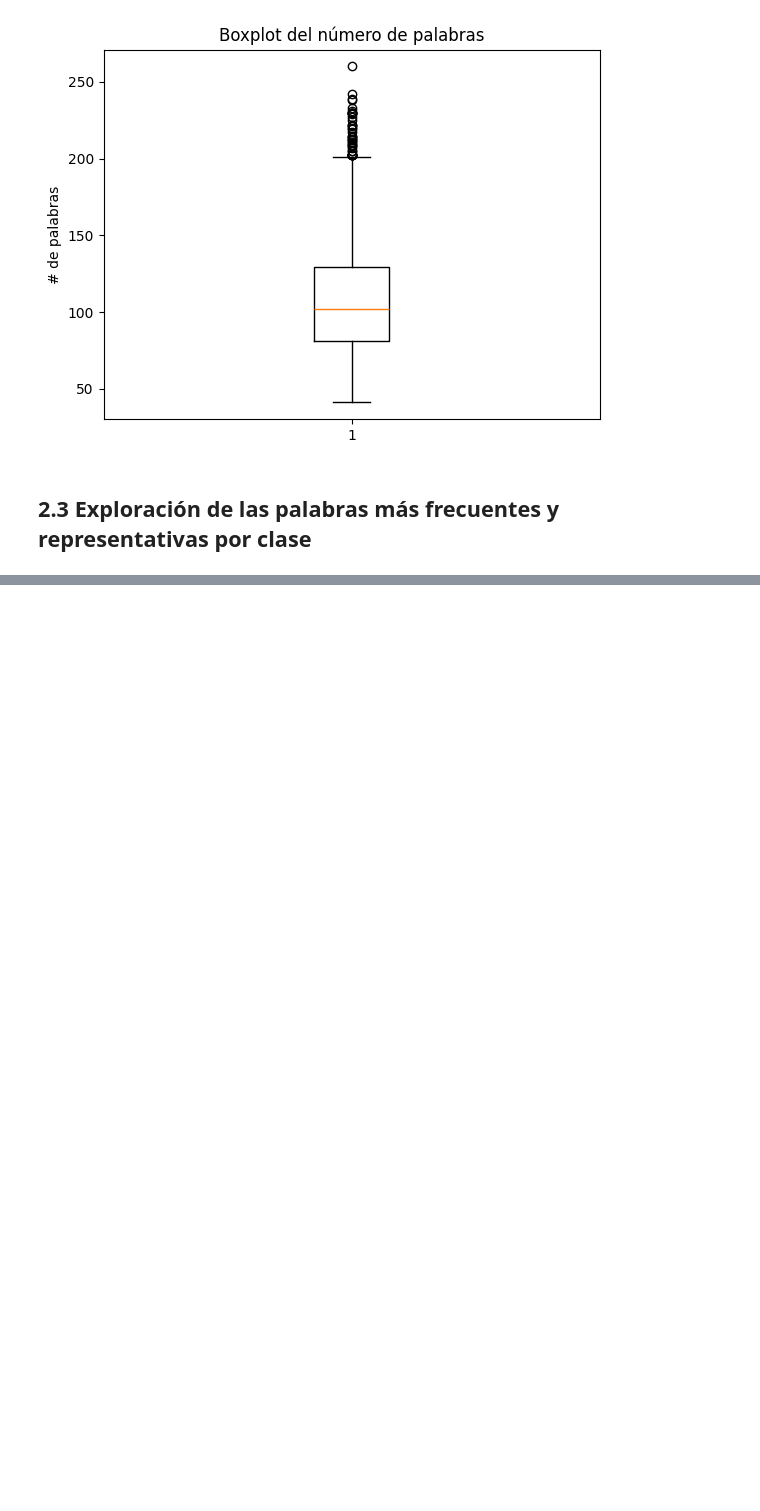
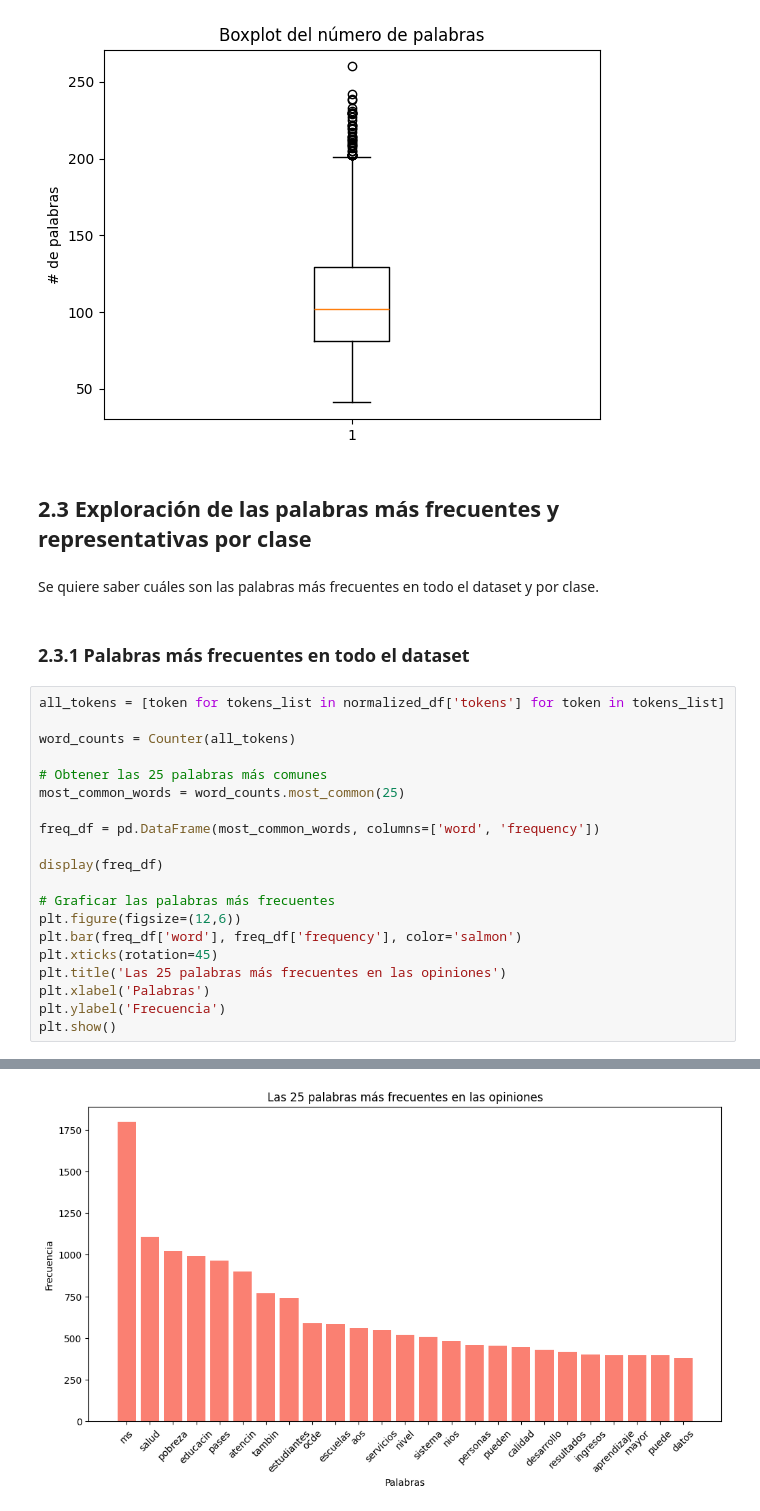
Before and after one commit to BILabsAndProjects/Proyecto1, a Jupyter notebook: exploracion_datos.ipynb, the cells around one changed output, grey strips where cells are left out. Cells and saved outputs as stored; diff of their text form; blank space fills up the shorter version.

Commit message:
palabras mas frecuentes

```diff
--- a/exploracion_datos.ipynb
+++ b/exploracion_datos.ipynb
@@ -288,3 +286,28 @@ plt.show()
 [figure]
 # %% [markdown]
 ## 2.3 Exploración de las palabras más frecuentes y representativas por clase
+# %% [markdown]
+Se quiere saber cuáles son las palabras más frecuentes en todo el dataset y por clase.
+# %% [markdown]
+### 2.3.1 Palabras más frecuentes en todo el dataset
+# %%
+all_tokens = [token for tokens_list in normalized_df['tokens'] for token in tokens_list]
+
+word_counts = Counter(all_tokens)
+
+# Obtener las 25 palabras más comunes
+most_common_words = word_counts.most_common(25)
+
+freq_df = pd.DataFrame(most_common_words, columns=['word', 'frequency'])
+
+display(freq_df)
+
+# Graficar las palabras más frecuentes
+plt.figure(figsize=(12,6))
+plt.bar(freq_df['word'], freq_df['frequency'], color='salmon')
+plt.xticks(rotation=45)
+plt.title('Las 25 palabras más frecuentes en las opiniones')
+plt.xlabel('Palabras')
+plt.ylabel('Frecuencia')
+plt.show()
+# %% [output]
@@ -290,0 +331 @@ plt.show()
+[figure, added]
```
Also changed, not shown: parts of 9 cells of this notebook.
